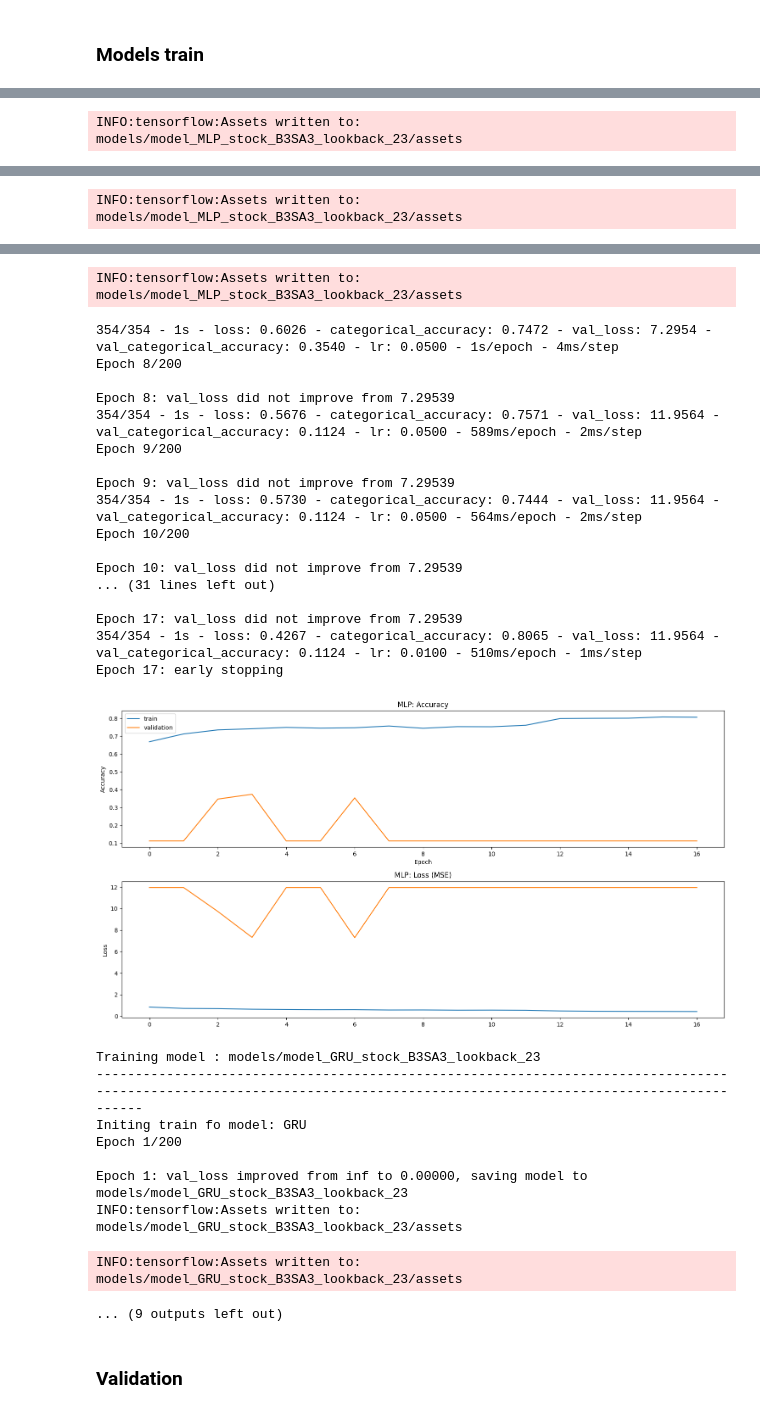
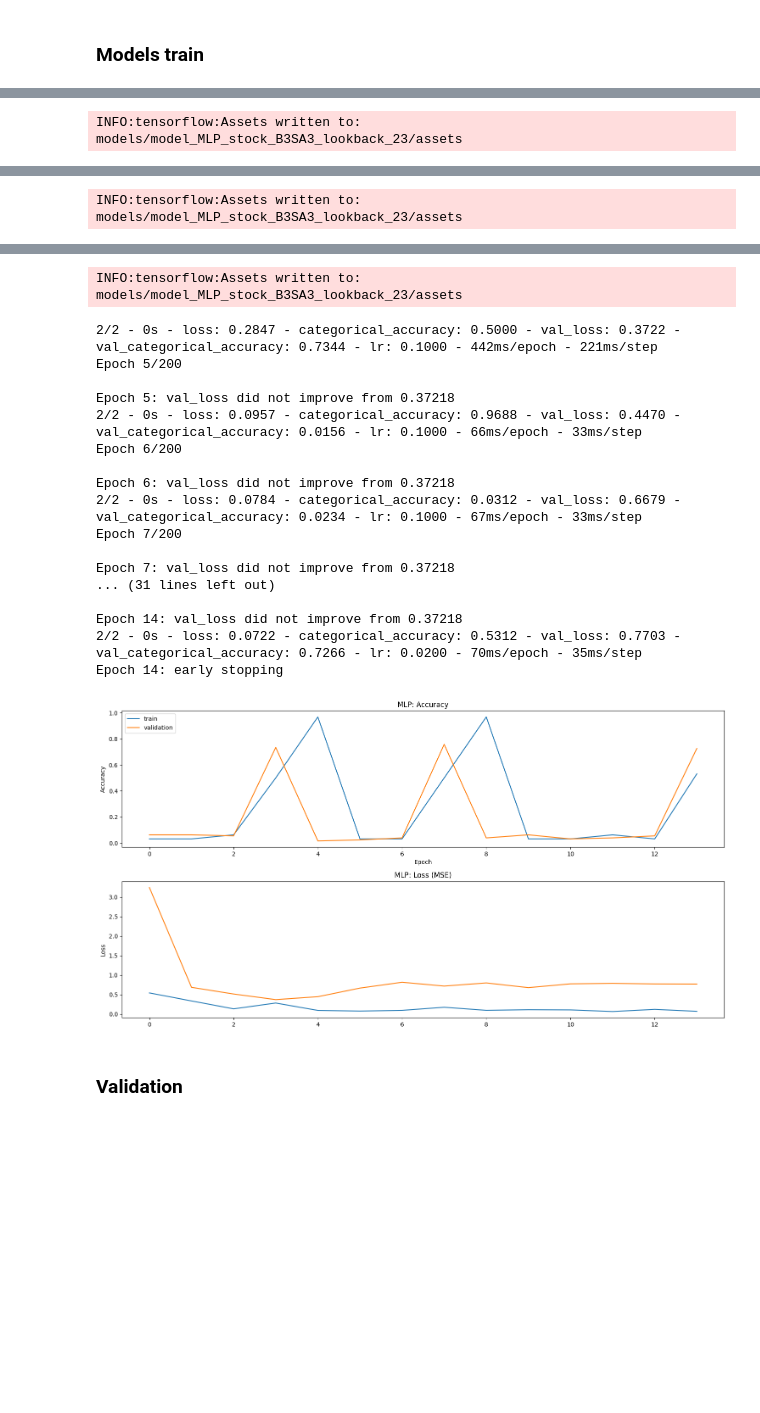
Before and after one commit to brunoodutra/Time_Series_Forecast, a Jupyter notebook: acoes/stock_classification.ipynb, the cells around one changed output, grey strips where cells are left out. Cells and saved outputs as stored; diff of their text form; code cells hidden in the pictures; blank space fills up the shorter version.

```diff
--- a/acoes/stock_classification.ipynb
+++ b/acoes/stock_classification.ipynb
@@ -1124,7 +1168,7 @@ bn_lstm = BatchNormalization()(GRU_output)
 activation_lstm = Activation('relu')(bn_lstm)
 Dropout_output = Dropout(0.2)(activation_lstm)
 
-output = Dense(pred_days, activation='linear')(Dropout_output)
+output = Dense(n_classes, activation='softmax')(Dropout_output)
 
 model_GRU = Model(inputs=input_data, outputs=output)
 model_GRU._name = model_name
@@ -1180,7 +1224,7 @@ activation_lstm = Activation('relu')(bn_lstm)
 X = Dropout(0.2)(activation_lstm)
 
 x = Attention(64)(X)
-x = tf.keras.layers.Dense(pred_days)(x)
+x = tf.keras.layers.Dense(n_classes,activation='softmax')(x)
 
 model_LSTM_AT = tf.keras.Model(inputs=input_data, outputs=x)
 model_LSTM_AT._name = model_name
@@ -1226,7 +1270,7 @@ MAPE = tf.keras.losses.mean_absolute_percentage_error
 **Optimizers**
 # %%
 def get_optimizer():
-    optimizer1 = tf.keras.optimizers.Adam(learning_rate=0.05, beta_1=0.9, beta_2=0.999, epsilon=1e-08, amsgrad=True, name="Adam")
+    optimizer1 = tf.keras.optimizers.Adam(learning_rate=0.1, beta_1=0.9, beta_2=0.999, epsilon=1e-08, amsgrad=True, name="Adam")
     #optimizer1 = tf.keras.optimizers.RMSprop(learning_rate=0.05)
     return optimizer1
     #
@@ -1255,12 +1299,14 @@ def checkpoints(model_name):
 ### Models train
 # %%
 categorical_accuracy =tf.keras.metrics.categorical_accuracy
-#loss =tf.keras.losses.categorical_crossentropy
-loss =weighted_categorical_crossentropy_loss
+loss =tf.keras.losses.categorical_crossentropy
+#loss = weighted_categorical_crossentropy_loss
+#loss = tf.keras.losses.MAE
 # %%
 list_of_models=[model_MLP, model_GRU, model_CNN_LSTM, model_LSTM, model_LSTM_AT]
 #list_of_models=[model_LSTM, model_LSTM_AT, model_GRU ]
 #list_of_models=[model_MLP,model_CNN_MultiHead]
+list_of_models=[model_MLP]
 
 for model in list_of_models:
     optimizer = get_optimizer()
@@ -1272,7 +1318,7 @@ for model in list_of_models:
     #history=model.fit( X_data_gen_train, validation_data=X_data_gen_val, epochs=200, batch_size=32, shuffle=False, validation_split=0.3, callbacks=[EarlyStopping, reduceLr, model_checkpoint_callback,csvLogger])
     #history=model.fit_generator( X_data_gen_train, epochs=200, callbacks=[EarlyStopping, reduceLr, model_checkpoint_callback,csvLogger], validation_data=X_data_gen_val, verbose=0)
     history = model.fit(
-        X_data_gen_train,
+        X_data_gen_test,
         epochs=200,
         callbacks=[EarlyStopping, reduceLr, model_checkpoint_callback, csvLogger],
         validation_data=X_data_gen_val,
@@ -1346,32 +1380,23 @@ Epoch 7: val_loss improved from 7.32157 to 7.29539, saving model to models/model
 INFO:tensorflow:Assets written to: models/model_MLP_stock_B3SA3_lookback_23/assets
 INFO:tensorflow:Assets written to: models/model_MLP_stock_B3SA3_lookback_23/assets
-354/354 - 1s - loss: 0.6026 - categorical_accuracy: 0.7472 - val_loss: 7.2954 - val_categorical_accuracy: 0.3540 - lr: 0.0500 - 1s/epoch - 4ms/step
-Epoch 8/200
+2/2 - 0s - loss: 0.2847 - categorical_accuracy: 0.5000 - val_loss: 0.3722 - val_categorical_accuracy: 0.7344 - lr: 0.1000 - 442ms/epoch - 221ms/step
+Epoch 5/200
 
-Epoch 8: val_loss did not improve from 7.29539
-354/354 - 1s - loss: 0.5676 - categorical_accuracy: 0.7571 - val_loss: 11.9564 - val_categorical_accuracy: 0.1124 - lr: 0.0500 - 589ms/epoch - 2ms/step
-Epoch 9/200
+Epoch 5: val_loss did not improve from 0.37218
+2/2 - 0s - loss: 0.0957 - categorical_accuracy: 0.9688 - val_loss: 0.4470 - val_categorical_accuracy: 0.0156 - lr: 0.1000 - 66ms/epoch - 33ms/step
+Epoch 6/200
 
-Epoch 9: val_loss did not improve from 7.29539
-354/354 - 1s - loss: 0.5730 - categorical_accuracy: 0.7444 - val_loss: 11.9564 - val_categorical_accuracy: 0.1124 - lr: 0.0500 - 564ms/epoch - 2ms/step
-Epoch 10/200
+Epoch 6: val_loss did not improve from 0.37218
+2/2 - 0s - loss: 0.0784 - categorical_accuracy: 0.0312 - val_loss: 0.6679 - val_categorical_accuracy: 0.0234 - lr: 0.1000 - 67ms/epoch - 33ms/step
+Epoch 7/200
 
-Epoch 10: val_loss did not improve from 7.29539
+Epoch 7: val_loss did not improve from 0.37218
 ... (31 lines left out)
 
-Epoch 17: val_loss did not improve from 7.29539
-354/354 - 1s - loss: 0.4267 - categorical_accuracy: 0.8065 - val_loss: 11.9564 - val_categorical_accuracy: 0.1124 - lr: 0.0100 - 510ms/epoch - 1ms/step
-Epoch 17: early stopping
+Epoch 14: val_loss did not improve from 0.37218
+2/2 - 0s - loss: 0.0722 - categorical_accuracy: 0.5312 - val_loss: 0.7703 - val_categorical_accuracy: 0.7266 - lr: 0.0200 - 70ms/epoch - 35ms/step
+Epoch 14: early stopping
-[figure, old version]
+[figure, new version]
-Training model : models/model_GRU_stock_B3SA3_lookback_23
-------------------------------------------------------------------------------------------------------------------------------------------------------------------------
-Initing train fo model: GRU
-Epoch 1/200
-
-Epoch 1: val_loss improved from inf to 0.00000, saving model to models/model_GRU_stock_B3SA3_lookback_23
-INFO:tensorflow:Assets written to: models/model_GRU_stock_B3SA3_lookback_23/assets
-INFO:tensorflow:Assets written to: models/model_GRU_stock_B3SA3_lookback_23/assets
-... (9 outputs left out)
 # %% [markdown]
 ### Validation
 # %%
```
Also changed, not shown: parts of 40 cells of this notebook, 1 other file.
